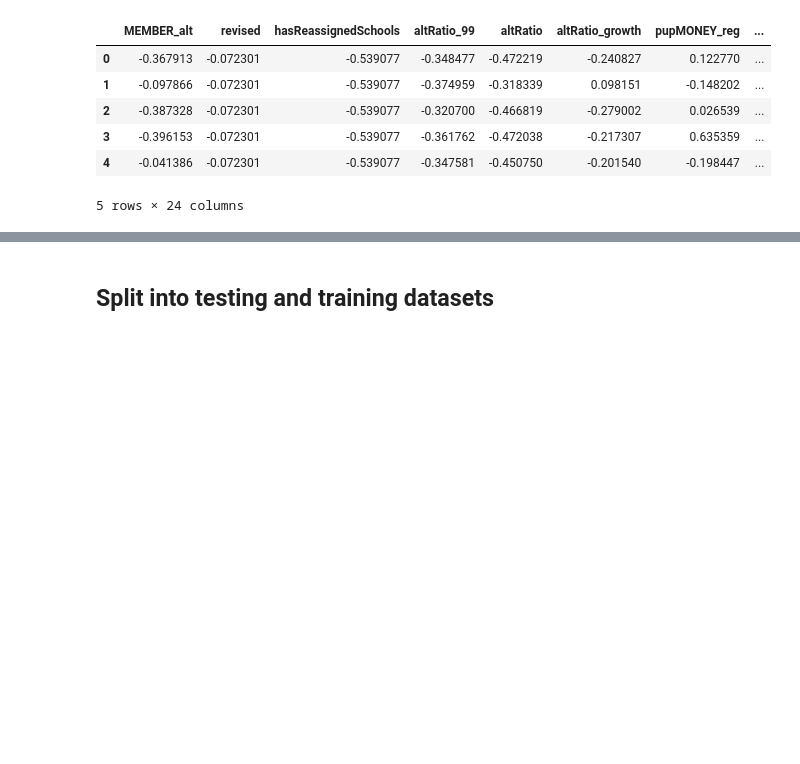
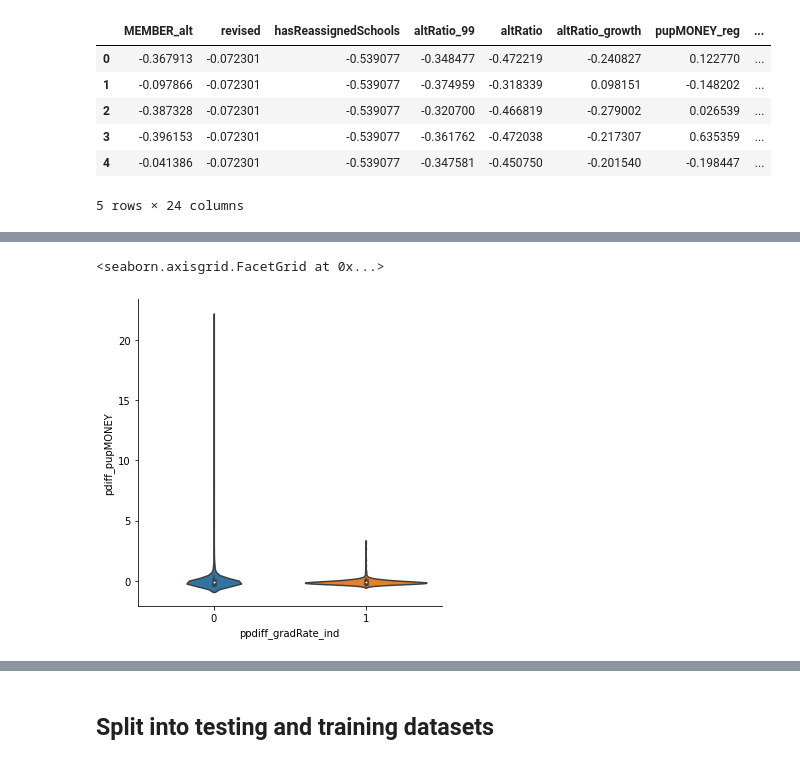
Before and after one commit to dinqui/Capstone-Two-, a Jupyter notebook: Capstone Two - Pre-processing and Training Data Development.ipynb, the cells around one changed output, grey strips where cells are left out. Drawn from its saved outputs; the diff is of its cells as text; code cells hidden in the pictures; blank space fills up the shorter version.

```diff
--- a/Capstone Two - Pre-processing and Training Data Development.ipynb
+++ b/Capstone Two - Pre-processing and Training Data Development.ipynb
@@ -93,3 +112,8 @@ plt.show()
+# %%
+sns.catplot(data=scaled_df, x='ppdiff_gradRate_ind', y='pdiff_pupMONEY', kind='violin')
+# %% [output]
+<seaborn.axisgrid.FacetGrid at 0x...>
+[figure, added]
 # %%
 # Merge dummy and scaled variables
 df_concat = pd.concat([scaled_df, dummy], axis=1)
```
Also changed, not shown: parts of 5 cells of this notebook.
